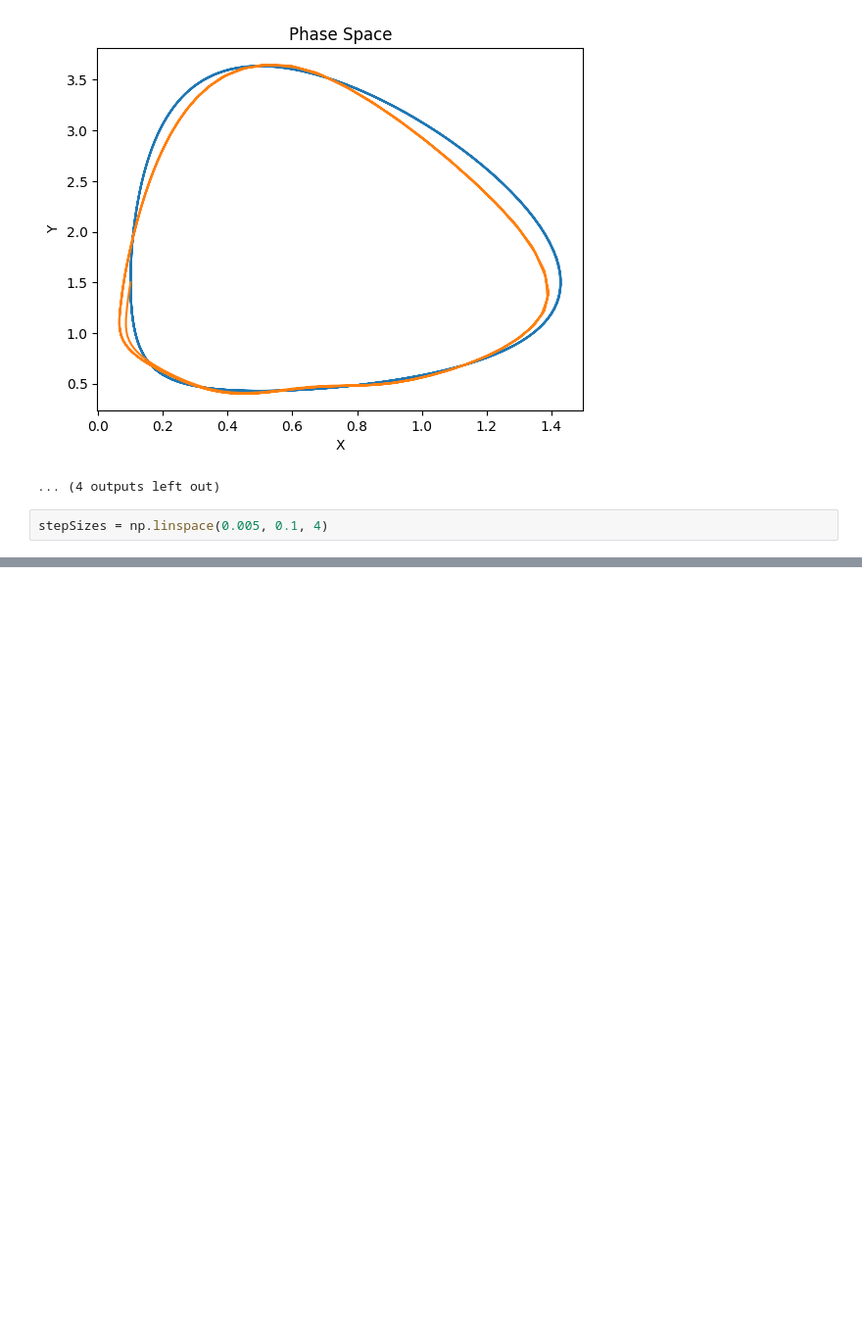
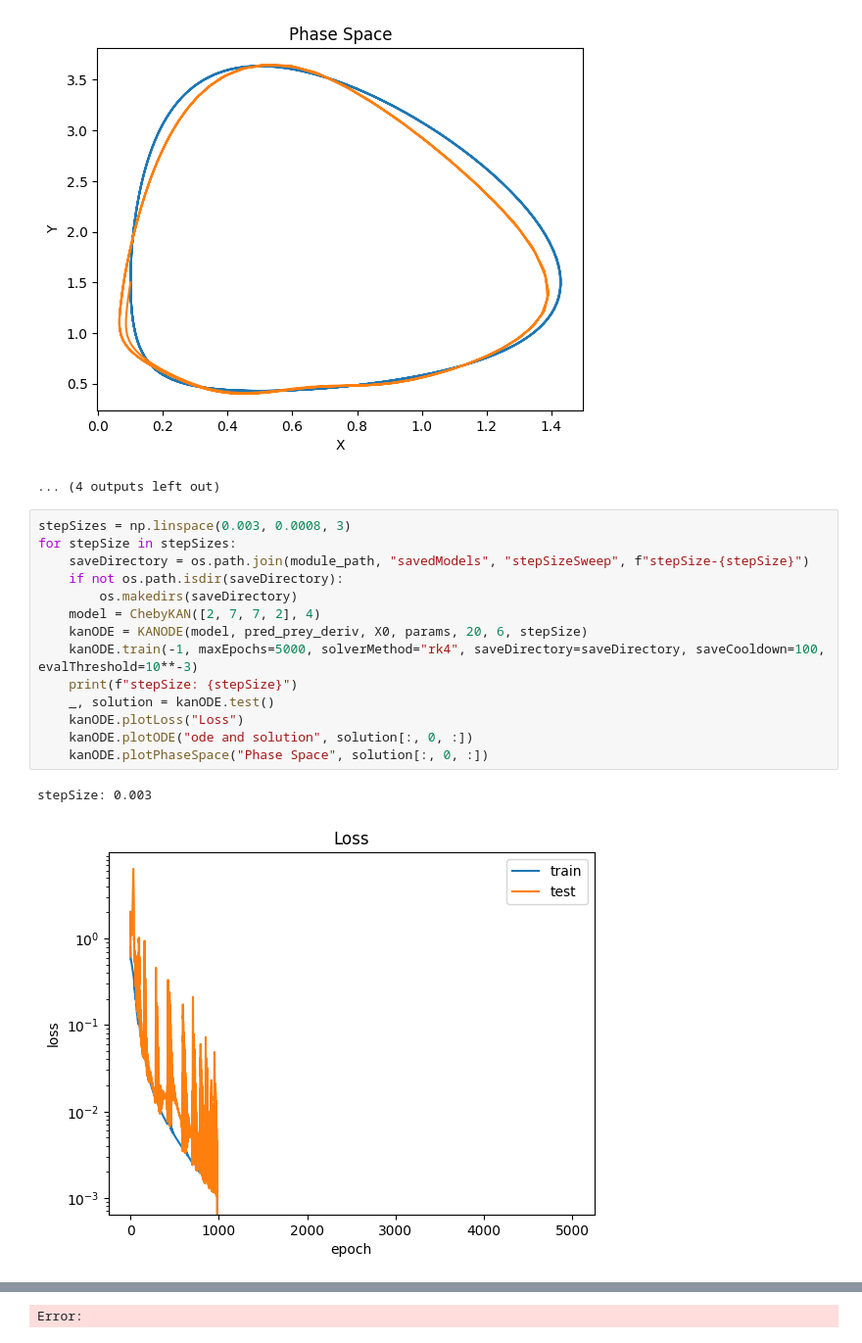
Before and after one commit to AdamJager/KAN-project, a Jupyter notebook: jupyterNoteBooks/stepSizeTest.ipynb, the cells around one changed output, grey strips where cells are left out. Shown at 98% size. Saved outputs shown, nothing was run; the diff lists cells and outputs as text; blank space fills up the shorter version.

Commit message:
update to files
forgot to save these files in the last commit

```diff
--- a/jupyterNoteBooks/stepSizeTest.ipynb
+++ b/jupyterNoteBooks/stepSizeTest.ipynb
@@ -49,5 +49,20 @@ stepSize: 0.06833333333333334
 [figure]
 [figure]
 ... (4 outputs left out)
-# %%
-stepSizes = np.linspace(0.005, 0.1, 4)
+# %%
+stepSizes = np.linspace(0.003, 0.0008, 3)
+for stepSize in stepSizes:
+    saveDirectory = os.path.join(module_path, "savedModels", "stepSizeSweep", f"stepSize-{stepSize}")
+    if not os.path.isdir(saveDirectory):
+        os.makedirs(saveDirectory)
+    model = ChebyKAN([2, 7, 7, 2], 4)
+    kanODE = KANODE(model, pred_prey_deriv, X0, params, 20, 6, stepSize)
+    kanODE.train(-1, maxEpochs=5000, solverMethod="rk4", saveDirectory=saveDirectory, saveCooldown=100, evalThreshold=10**-3)
+    print(f"stepSize: {stepSize}")
+    _, solution = kanODE.test()
+    kanODE.plotLoss("Loss")
+    kanODE.plotODE("ode and solution", solution[:, 0, :])
+    kanODE.plotPhaseSpace("Phase Space", solution[:, 0, :])
+# %% [output]
+stepSize: 0.003
+[figure, added]
@@ -53,0 +71 @@ stepSizes = np.linspace(0.005, 0.1, 4)
+Error:
```
Also changed, not shown: parts of 1 cell of this notebook, 3 other files.
